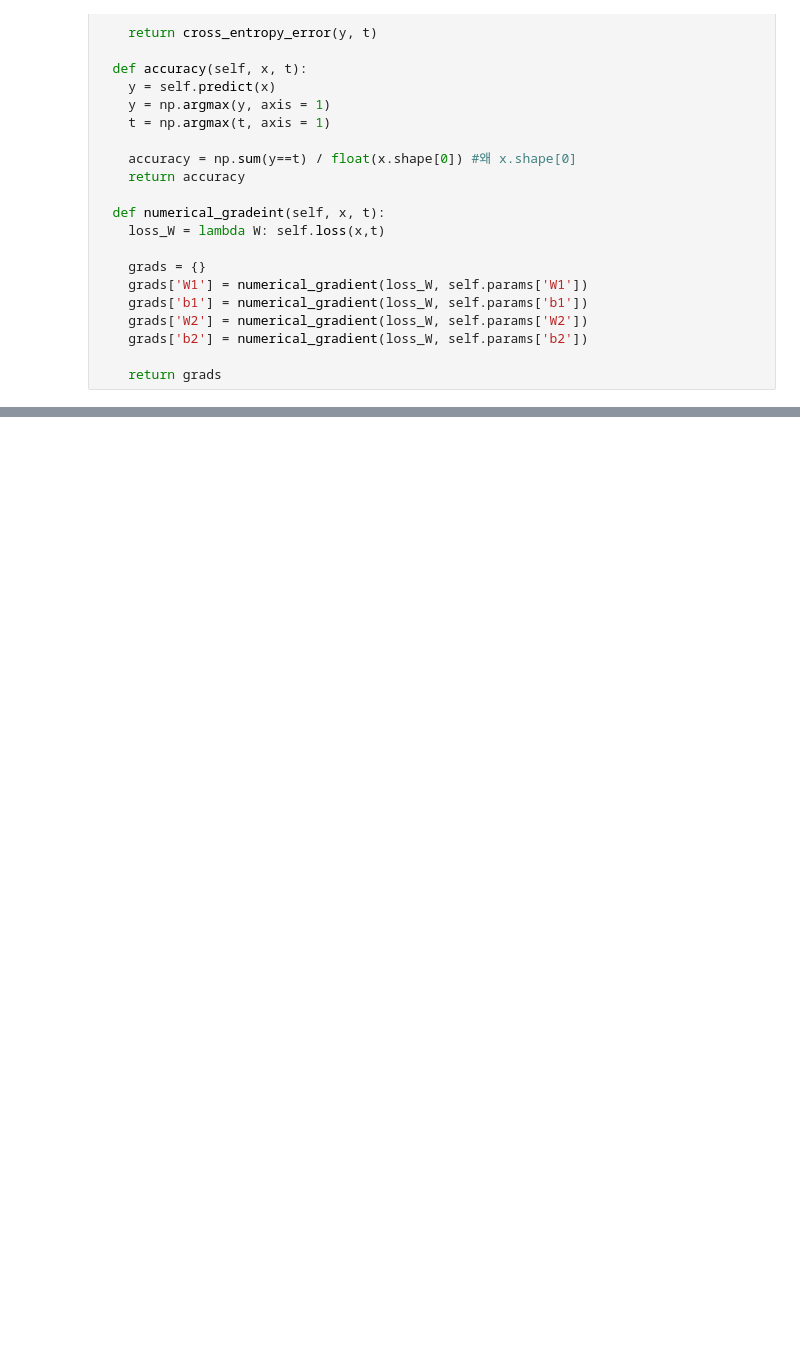
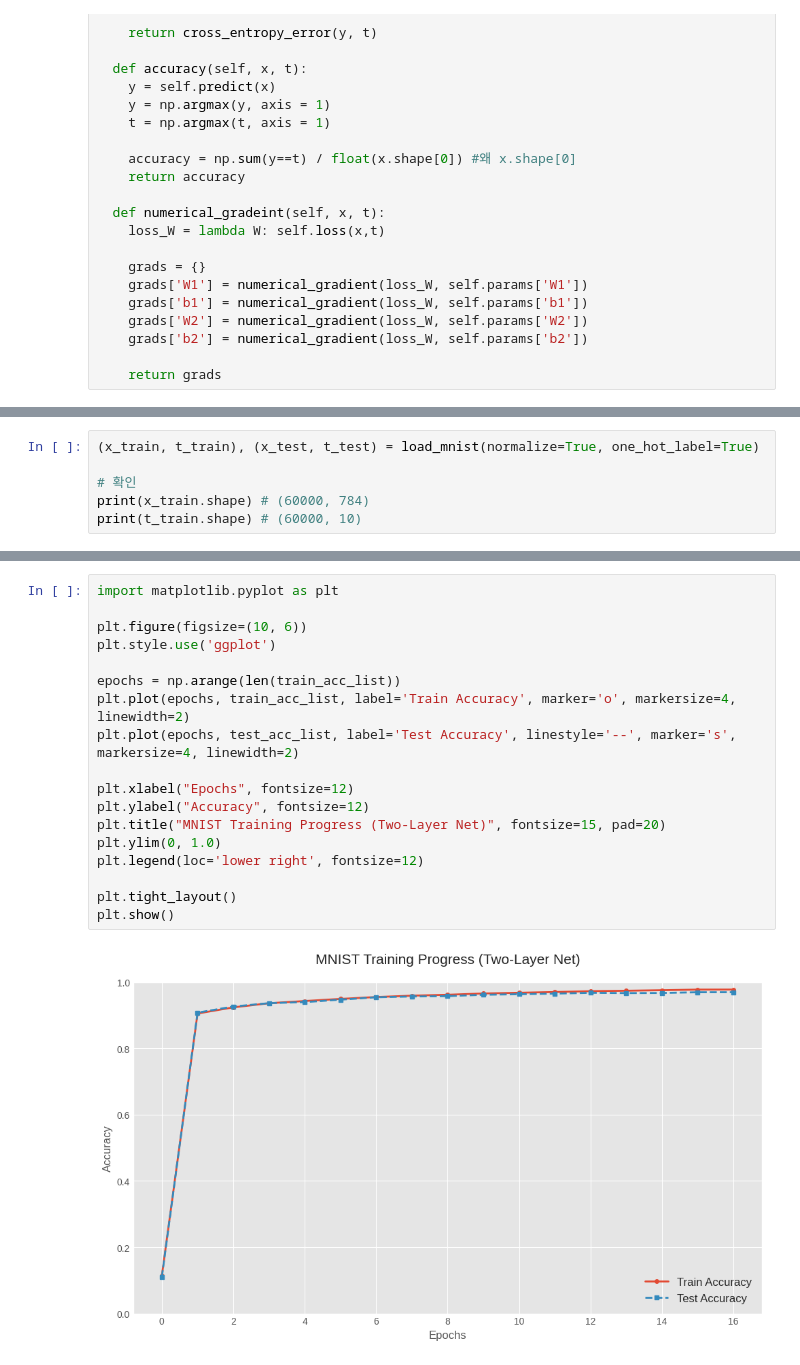
Before and after one commit to howonJeong/Journey_to_TinyLLAMA, a Jupyter notebook: Step1_MitDeep/1.6.3_TwoLayerNet.ipynb, the cells around one changed output, grey strips where cells are left out. Cells and saved outputs as stored; diff of their text form; blank space fills up the shorter version.

```diff
--- a/Step1_MitDeep/1.6.3_TwoLayerNet.ipynb
+++ b/Step1_MitDeep/1.6.3_TwoLayerNet.ipynb
@@ -153,0 +163,6 @@ class TwoLayerNet:
+# %%
+(x_train, t_train), (x_test, t_test) = load_mnist(normalize=True, one_hot_label=True)
+
+# 확인
+print(x_train.shape) # (60000, 784)
+print(t_train.shape) # (60000, 10)
@@ -153,0 +217,20 @@ class TwoLayerNet:
+# %%
+import matplotlib.pyplot as plt
+
+plt.figure(figsize=(10, 6))
+plt.style.use('ggplot')
+
+epochs = np.arange(len(train_acc_list))
+plt.plot(epochs, train_acc_list, label='Train Accuracy', marker='o', markersize=4, linewidth=2)
+plt.plot(epochs, test_acc_list, label='Test Accuracy', linestyle='--', marker='s', markersize=4, linewidth=2)
+
+plt.xlabel("Epochs", fontsize=12)
+plt.ylabel("Accuracy", fontsize=12)
+plt.title("MNIST Training Progress (Two-Layer Net)", fontsize=15, pad=20)
+plt.ylim(0, 1.0)
+plt.legend(loc='lower right', fontsize=12)
+
+plt.tight_layout()
+plt.show()
+# %% [output]
+[figure, added]
```
Also changed, not shown: parts of 11 cells of this notebook.
